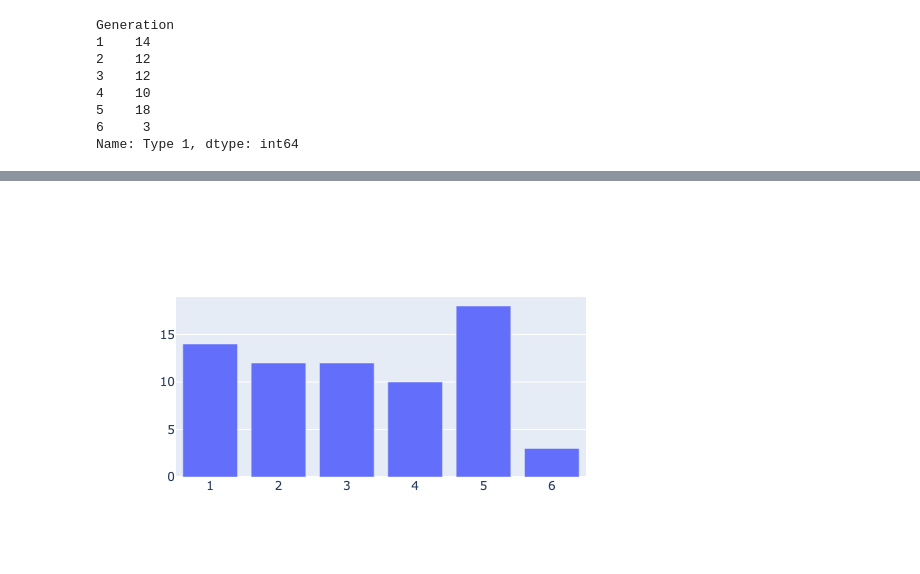
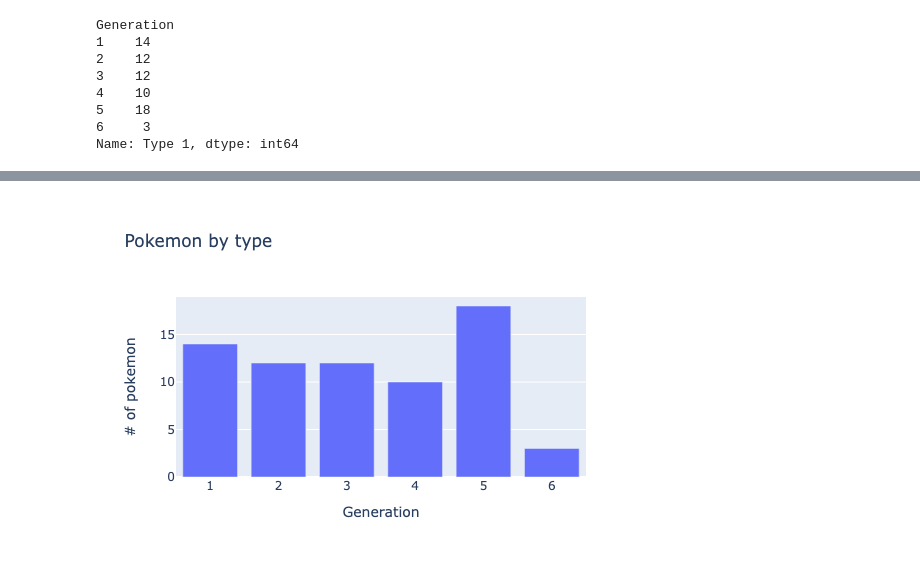
Before and after one commit to mlee111/306-agriculture-exports-dropdown, a Jupyter notebook: Untitled.ipynb, the cells around one changed output, grey strips where cells are left out. Cells and saved outputs as stored; diff of their text form; code cells hidden in the pictures.

```diff
--- a/Untitled.ipynb
+++ b/Untitled.ipynb
@@ -65,6 +65,11 @@ barchart = go.Bar(
     y=df['Type 1'],
     name='Water'
 )
-fig = go.Figure(data=barchart)
+chart_layout = go.Layout(
+    title = 'Pokemon by type',
+    xaxis = dict(title = 'Generation'), # x-axis label
+    yaxis = dict(title = '# of pokemon'), # y-axis label
+)
+fig = go.Figure(data=barchart, layout=chart_layout)
 fig.show()
 # %% [output]
@@ -71 +77 @@ fig.show()
-[figure, old version]
+[figure, new version]
```
Also changed, not shown: parts of 1 cell of this notebook, 1 other file.
